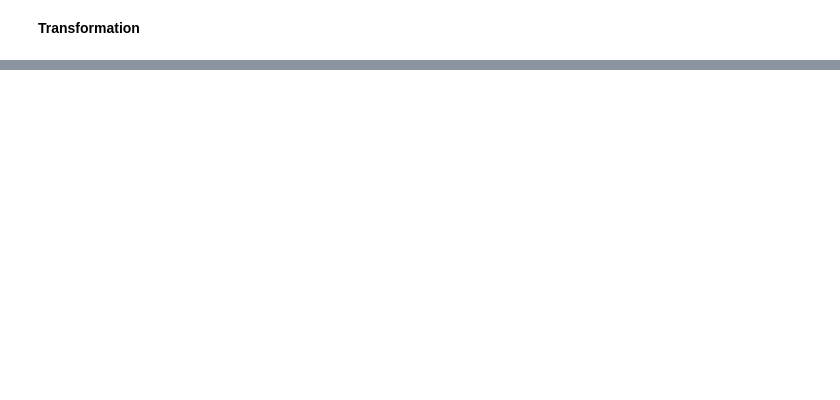
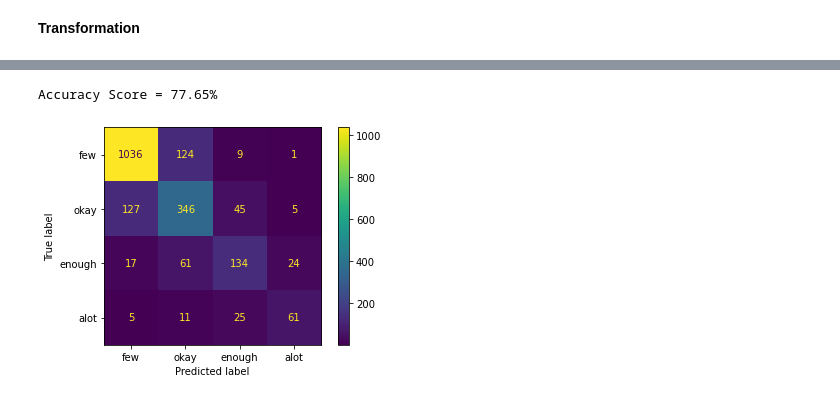
Before and after one commit to annan92419/GaState, a Jupyter notebook: grad_projects/CSC6780 - Data Science/project_main.ipynb, the cells around one changed output, grey strips where cells are left out. Saved outputs shown, nothing was run; the diff lists cells and outputs as text; code cells hidden in the pictures; blank space fills up the shorter version.

```diff
--- a/grad_projects/CSC6780 - Data Science/project_main.ipynb
+++ b/grad_projects/CSC6780 - Data Science/project_main.ipynb
@@ -364,8 +542,7 @@ eda_df.head()
 # %%
-# binning the target feature into 4 bins (1. using the iqr | 2. using equal width binning)
-# 1: few; 2: okay; 3: enough; 4: a_lot
+# binning the target feature into 4 bins
 
-eda_iqr = eda_df.copy()
+group = {'few':1, 'okay':2, 'enough':3, 'alot':4}
 eda_bin = eda_df.copy()
 
 def bin_target(df, target='count'):
@@ -376,15 +553,17 @@ def bin_target(df, target='count'):
 
     for val in temp:
         if val <= inc :
-            new.append(1)
+            new.append('few')
         elif val <= 2*inc :
-            new.append(2)
+            new.append('okay')
         elif val <= 3*inc :
-            new.append(3)
+            new.append('enough')
         else:
-            new.append(4)
+            new.append('alot')
     df[target] = new
 
     return df
 
 eda_bin = bin_target(eda_bin, 'count')
+eda_bin['count'] = eda_bin['count'].map(group)
+eda_bin
@@ -429,0 +669,16 @@ plt.show()
+# %%
+# Decision Tree Classification
+
+treeclf = DecisionTreeClassifier(criterion='gini', max_depth=20, random_state=97)
+treeclf.fit(Xtrain2, ytrain2)
+ypred_dt = treeclf.predict(Xtest2)
+print('Accuracy Score = {:.2f}%'.format(accuracy_score(ytest2,ypred_dt) * 100) )
+
+# confusion matrix
+conf_metrix = confusion_matrix(ytest2, ypred_dt)
+conf_metrix_display = ConfusionMatrixDisplay(confusion_matrix=conf_metrix, display_labels=['few', 'okay', 'enough', 'alot'])
+conf_metrix_display.plot()
+plt.show()
+# %% [output]
+Accuracy Score = 77.65%
+[figure, added]
```
Also changed, not shown: parts of 38 cells of this notebook.
